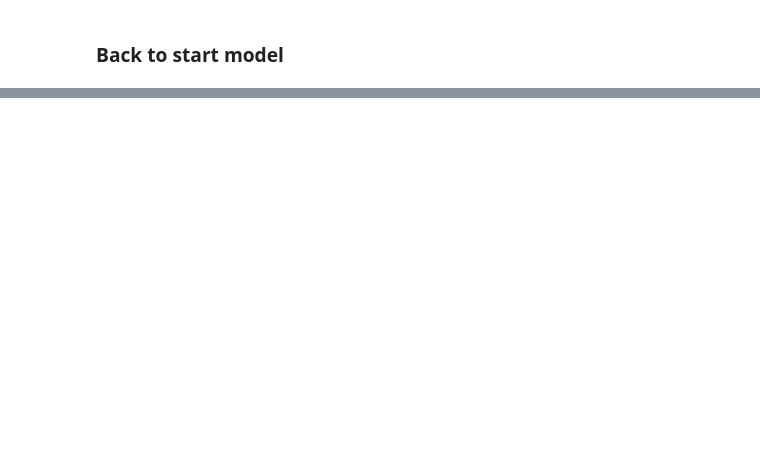
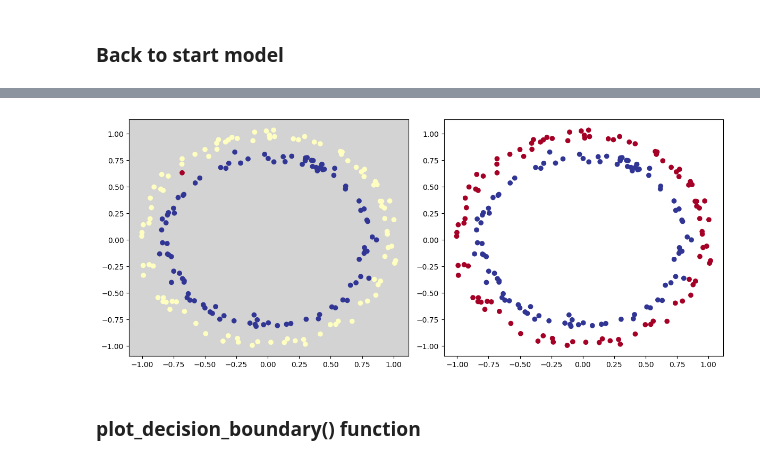
Before and after one commit to KrzysztofKaluza/Tensorflow-Bootcamp, a Jupyter notebook: 02_neural_network_classification.ipynb, the cells around one changed output, grey strips where cells are left out. Saved outputs shown, nothing was run; the diff lists cells and outputs as text; code cells hidden in the pictures; blank space fills up the shorter version.

```diff
--- a/02_neural_network_classification.ipynb
+++ b/02_neural_network_classification.ipynb
@@ -254,0 +257,6 @@ y_pred, y_test
+# %%
+y_pred_s = y_pred.squeeze()
+
+threshold = 0.5
+threshold_condition = y_pred_s > 0.5
+y_pred_final = threshold_condition.astype(int)
@@ -254,0 +285,4 @@ y_pred, y_test
+# %%
+y_pred_final_add_dif = y_pred_final.copy()
+y_pred_final_add_dif[y_test != y_pred_final] = -1
+y_pred_final_add_dif
@@ -254,0 +302,12 @@ y_pred, y_test
+# %%
+fig, ax = plt.subplots(1, 2, figsize=(12, 5))
+
+ax[0].scatter(X_test[:,0], X_test[:,1], c=y_pred_final_add_dif,cmap=plt.cm.RdYlBu)
+ax[1].scatter(X_test[:,0], X_test[:,1], c=y_test,cmap=plt.cm.RdYlBu)
+ax[0].set_facecolor('lightgrey')
+plt.tight_layout()
+plt.show()
+# %% [output]
+[figure, added]
+# %% [markdown]
+### plot_decision_boundary() function
```
Also changed, not shown: parts of 86 cells of this notebook.
